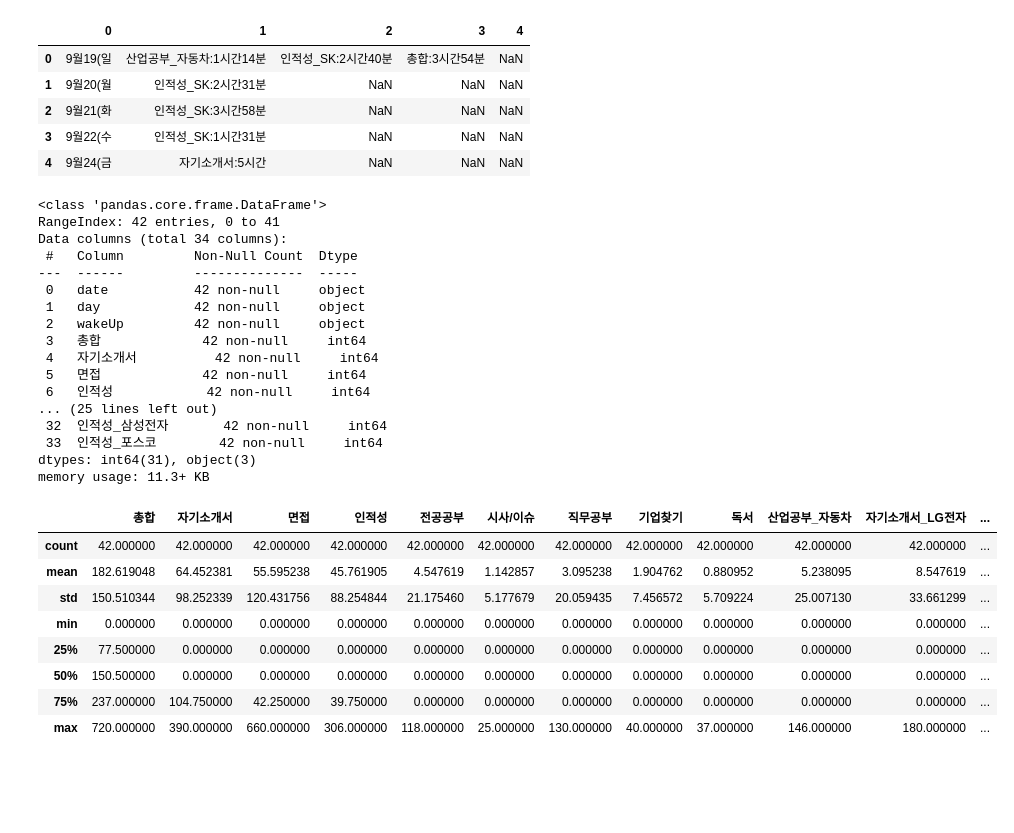
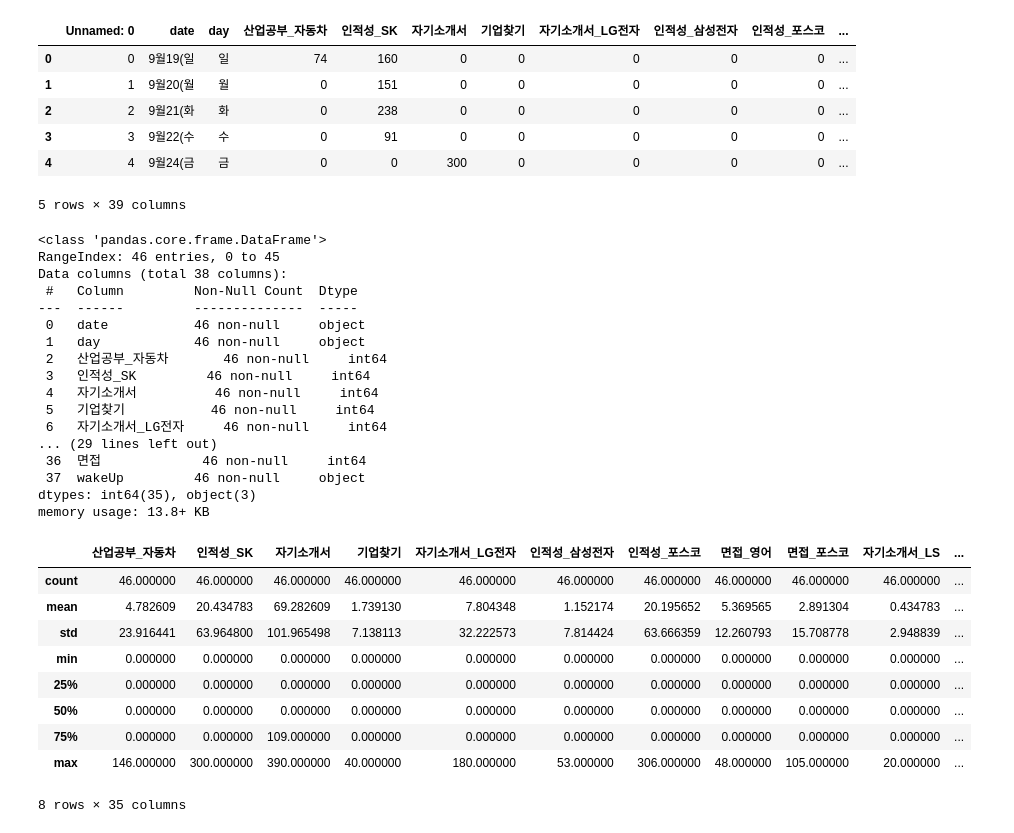
Before and after one commit to reafsss/mountain, a Jupyter notebook: python-toyProject/toyProject_timeManagement/시간관리프로젝트_데이터분석및시각화.ipynb, the cells around one changed output. Cells and saved outputs as stored; diff of their text form; code cells hidden in the pictures; blank space fills up the shorter version.

Commit message:
add a new file for example, add new data about date, day etc..

```diff
--- a/python-toyProject/toyProject_timeManagement/시간관리프로젝트_데이터분석및시각화.ipynb
+++ b/python-toyProject/toyProject_timeManagement/시간관리프로젝트_데이터분석및시각화.ipynb
@@ -5,47 +5,50 @@ import matplotlib.pyplot as plt
 import seaborn as sns
 # %%
 #데이터 분석
-df_final=pd.read_excel('D:\\Time_final.xlsx', header=None, index_col=None)
+df_final=pd.read_excel('D:\\toyProject_timeManagement\\Time_final_add.xlsx', index_col=None)
 df_final.head()
 # %% [output]
-|  | 0 | 1 | 2 | 3 | 4 |
-| 0 | 9월19(일 | 산업공부_자동차:1시간14분 | 인적성_SK:2시간40분 | 총합:3시간54분 | NaN |
-| 1 | 9월20(월 | 인적성_SK:2시간31분 | NaN | NaN | NaN |
-| 2 | 9월21(화 | 인적성_SK:3시간58분 | NaN | NaN | NaN |
-| 3 | 9월22(수 | 인적성_SK:1시간31분 | NaN | NaN | NaN |
-| 4 | 9월24(금 | 자기소개서:5시간 | NaN | NaN | NaN |
+|  | Unnamed: 0 | date | day | 산업공부_자동차 | 인적성_SK | 자기소개서 | 기업찾기 | 자기소개서_LG전자 | 인적성_삼성전자 | 인적성_포스코 | ... |
+| 0 | 0 | 9월19(일 | 일 | 74 | 160 | 0 | 0 | 0 | 0 | 0 | ... |
+| 1 | 1 | 9월20(월 | 월 | 0 | 151 | 0 | 0 | 0 | 0 | 0 | ... |
+| 2 | 2 | 9월21(화 | 화 | 0 | 238 | 0 | 0 | 0 | 0 | 0 | ... |
+| 3 | 3 | 9월22(수 | 수 | 0 | 91 | 0 | 0 | 0 | 0 | 0 | ... |
+| 4 | 4 | 9월24(금 | 금 | 0 | 0 | 300 | 0 | 0 | 0 | 0 | ... |
+5 rows × 39 columns
 # %%
 #데이터 분석
 # %%
-#숫자 열들을 int로 형변환
+#숫자 열들을 int로 형변환, 첫번째 열 제거
+df_final=df_final.drop(['Unnamed: 0'],axis=1)
 df_final = df_final.infer_objects()
 df_final.info()
 df_final.describe()
 # %% [output]
 <class 'pandas.core.frame.DataFrame'>
-RangeIndex: 42 entries, 0 to 41
-Data columns (total 34 columns):
+RangeIndex: 46 entries, 0 to 45
+Data columns (total 38 columns):
  #   Column         Non-Null Count  Dtype
 ---  ------         --------------  -----
- 0   date           42 non-null     object
- 1   day            42 non-null     object
- 2   wakeUp         42 non-null     object
- 3   총합             42 non-null     int64
- 4   자기소개서          42 non-null     int64
- 5   면접             42 non-null     int64
- 6   인적성            42 non-null     int64
-... (25 lines left out)
- 32  인적성_삼성전자       42 non-null     int64
- 33  인적성_포스코        42 non-null     int64
-dtypes: int64(31), object(3)
-memory usage: 11.3+ KB
+ 0   date           46 non-null     object
+ 1   day            46 non-null     object
+ 2   산업공부_자동차       46 non-null     int64
+ 3   인적성_SK         46 non-null     int64
+ 4   자기소개서          46 non-null     int64
+ 5   기업찾기           46 non-null     int64
+ 6   자기소개서_LG전자     46 non-null     int64
+... (29 lines left out)
+ 36  면접             46 non-null     int64
+ 37  wakeUp         46 non-null     object
+dtypes: int64(35), object(3)
+memory usage: 13.8+ KB
-|  | 총합 | 자기소개서 | 면접 | 인적성 | 전공공부 | 시사/이슈 | 직무공부 | 기업찾기 | 독서 | 산업공부_자동차 | 자기소개서_LG전자 | ... |
-| count | 42.000000 | 42.000000 | 42.000000 | 42.000000 | 42.000000 | 42.000000 | 42.000000 | 42.000000 | 42.000000 | 42.000000 | 42.000000 | ... |
-| mean | 182.619048 | 64.452381 | 55.595238 | 45.761905 | 4.547619 | 1.142857 | 3.095238 | 1.904762 | 0.880952 | 5.238095 | 8.547619 | ... |
-| std | 150.510344 | 98.252339 | 120.431756 | 88.254844 | 21.175460 | 5.177679 | 20.059435 | 7.456572 | 5.709224 | 25.007130 | 33.661299 | ... |
-| min | 0.000000 | 0.000000 | 0.000000 | 0.000000 | 0.000000 | 0.000000 | 0.000000 | 0.000000 | 0.000000 | 0.000000 | 0.000000 | ... |
-| 25% | 77.500000 | 0.000000 | 0.000000 | 0.000000 | 0.000000 | 0.000000 | 0.000000 | 0.000000 | 0.000000 | 0.000000 | 0.000000 | ... |
-| 50% | 150.500000 | 0.000000 | 0.000000 | 0.000000 | 0.000000 | 0.000000 | 0.000000 | 0.000000 | 0.000000 | 0.000000 | 0.000000 | ... |
-| 75% | 237.000000 | 104.750000 | 42.250000 | 39.750000 | 0.000000 | 0.000000 | 0.000000 | 0.000000 | 0.000000 | 0.000000 | 0.000000 | ... |
-| max | 720.000000 | 390.000000 | 660.000000 | 306.000000 | 118.000000 | 25.000000 | 130.000000 | 40.000000 | 37.000000 | 146.000000 | 180.000000 | ... |
+|  | 산업공부_자동차 | 인적성_SK | 자기소개서 | 기업찾기 | 자기소개서_LG전자 | 인적성_삼성전자 | 인적성_포스코 | 면접_영어 | 면접_포스코 | 자기소개서_LS | ... |
+| count | 46.000000 | 46.000000 | 46.000000 | 46.000000 | 46.000000 | 46.000000 | 46.000000 | 46.000000 | 46.000000 | 46.000000 | ... |
+| mean | 4.782609 | 20.434783 | 69.282609 | 1.739130 | 7.804348 | 1.152174 | 20.195652 | 5.369565 | 2.891304 | 0.434783 | ... |
+| std | 23.916441 | 63.964800 | 101.965498 | 7.138113 | 32.222573 | 7.814424 | 63.666359 | 12.260793 | 15.708778 | 2.948839 | ... |
+| min | 0.000000 | 0.000000 | 0.000000 | 0.000000 | 0.000000 | 0.000000 | 0.000000 | 0.000000 | 0.000000 | 0.000000 | ... |
+| 25% | 0.000000 | 0.000000 | 0.000000 | 0.000000 | 0.000000 | 0.000000 | 0.000000 | 0.000000 | 0.000000 | 0.000000 | ... |
+| 50% | 0.000000 | 0.000000 | 0.000000 | 0.000000 | 0.000000 | 0.000000 | 0.000000 | 0.000000 | 0.000000 | 0.000000 | ... |
+| 75% | 0.000000 | 0.000000 | 109.000000 | 0.000000 | 0.000000 | 0.000000 | 0.000000 | 0.000000 | 0.000000 | 0.000000 | ... |
+| max | 146.000000 | 300.000000 | 390.000000 | 40.000000 | 180.000000 | 53.000000 | 306.000000 | 48.000000 | 105.000000 | 20.000000 | ... |
+8 rows × 35 columns
 # %%
```
Also changed, not shown: parts of 6 cells of this notebook, 5 other files.
